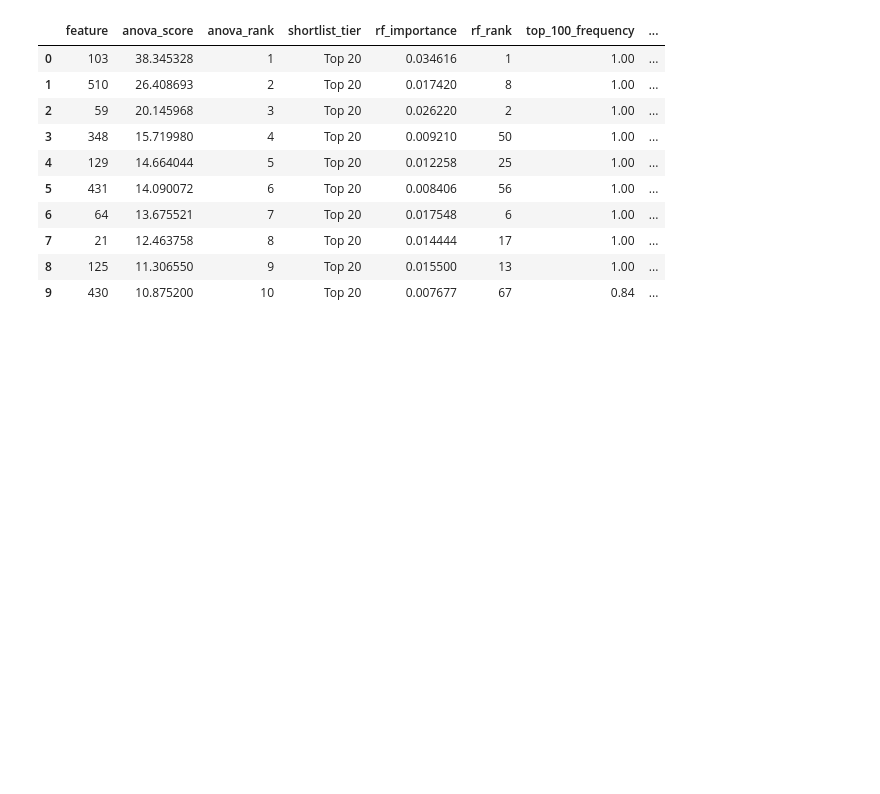
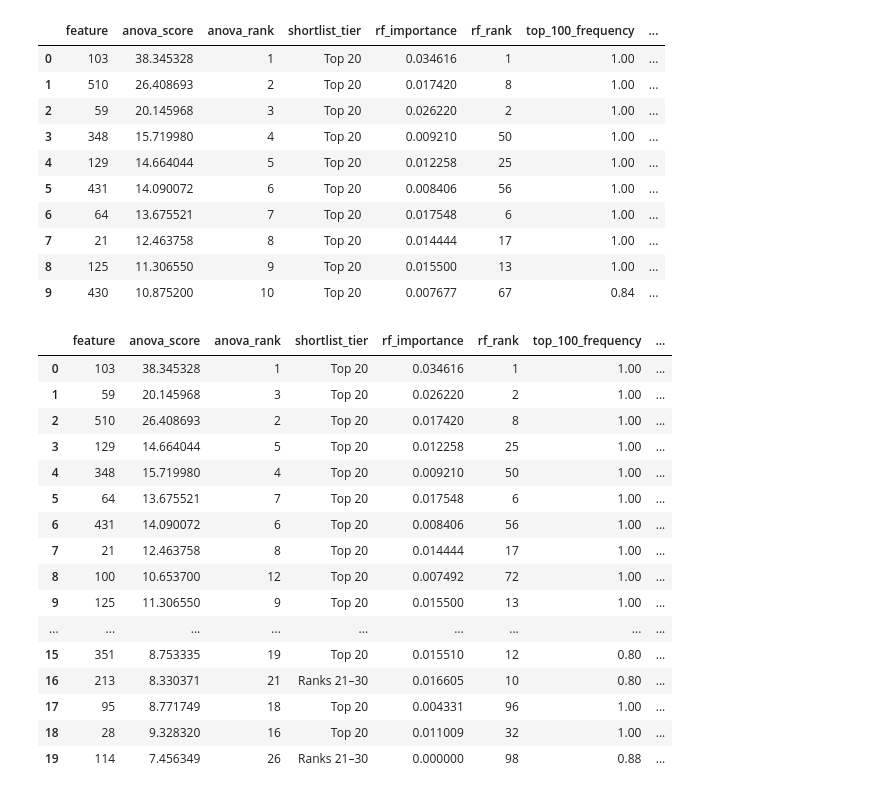
Before and after one commit to DRPproton/semiconductor-projects-tda, a Jupyter notebook: Project-1_SECOM/notebooks/notebook.ipynb, the cells around one changed output. Saved outputs shown, nothing was run; the diff lists cells and outputs as text; code cells hidden in the pictures; blank space fills up the shorter version.

```diff
--- a/Project-1_SECOM/notebooks/notebook.ipynb
+++ b/Project-1_SECOM/notebooks/notebook.ipynb
@@ -2282,3 +2282,25 @@ top_100_table.head(10)
 | 7 | 21 | 12.463758 | 8 | Top 20 | 0.014444 | 17 | 1.00 | ... |
 | 8 | 125 | 11.306550 | 9 | Top 20 | 0.015500 | 13 | 1.00 | ... |
 | 9 | 430 | 10.875200 | 10 | Top 20 | 0.007677 | 67 | 0.84 | ... |
+# %%
+top_20_features = top_100_table.sort_values(by=["top_20_frequency", "rf_rank", "anova_rank"], ascending=[False, True, True]).head(20).reset_index(drop=True)
+# %%
+top_20_features
+# %% [output]
+|  | feature | anova_score | anova_rank | shortlist_tier | rf_importance | rf_rank | top_100_frequency | ... |
+| 0 | 103 | 38.345328 | 1 | Top 20 | 0.034616 | 1 | 1.00 | ... |
+| 1 | 59 | 20.145968 | 3 | Top 20 | 0.026220 | 2 | 1.00 | ... |
+| 2 | 510 | 26.408693 | 2 | Top 20 | 0.017420 | 8 | 1.00 | ... |
+| 3 | 129 | 14.664044 | 5 | Top 20 | 0.012258 | 25 | 1.00 | ... |
+| 4 | 348 | 15.719980 | 4 | Top 20 | 0.009210 | 50 | 1.00 | ... |
+| 5 | 64 | 13.675521 | 7 | Top 20 | 0.017548 | 6 | 1.00 | ... |
+| 6 | 431 | 14.090072 | 6 | Top 20 | 0.008406 | 56 | 1.00 | ... |
+| 7 | 21 | 12.463758 | 8 | Top 20 | 0.014444 | 17 | 1.00 | ... |
+| 8 | 100 | 10.653700 | 12 | Top 20 | 0.007492 | 72 | 1.00 | ... |
+| 9 | 125 | 11.306550 | 9 | Top 20 | 0.015500 | 13 | 1.00 | ... |
+| ... | ... | ... | ... | ... | ... | ... | ... | ... |
+| 15 | 351 | 8.753335 | 19 | Top 20 | 0.015510 | 12 | 0.80 | ... |
+| 16 | 213 | 8.330371 | 21 | Ranks 21–30 | 0.016605 | 10 | 0.80 | ... |
+| 17 | 95 | 8.771749 | 18 | Top 20 | 0.004331 | 96 | 1.00 | ... |
+| 18 | 28 | 9.328320 | 16 | Top 20 | 0.011009 | 32 | 1.00 | ... |
+| 19 | 114 | 7.456349 | 26 | Ranks 21–30 | 0.000000 | 98 | 0.88 | ... |
```
